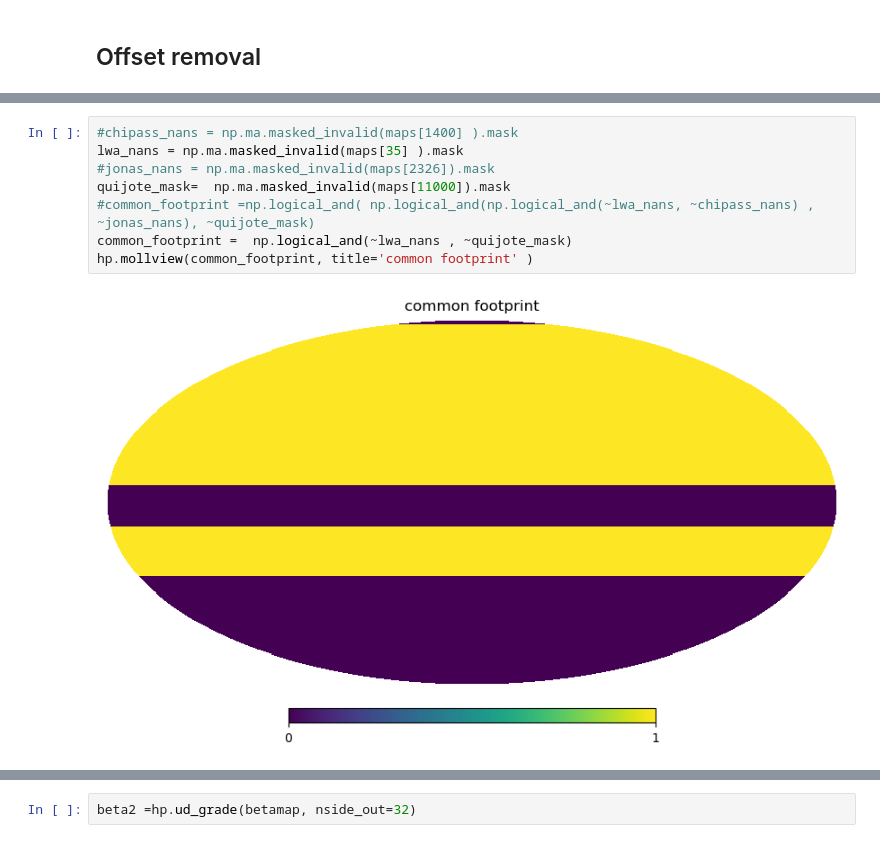
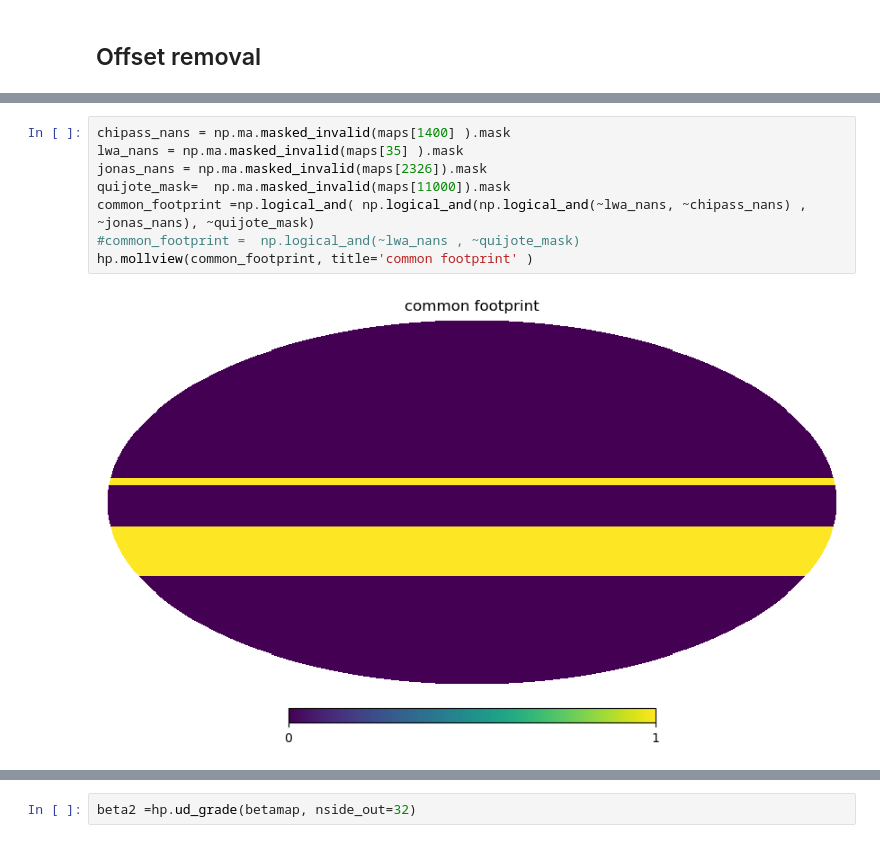
Before and after one commit to giuspugl/fitting_synchrotron, a Jupyter notebook: coarse_parameters.ipynb, the cells around one changed output, grey strips where cells are left out. Cells and saved outputs as stored; diff of their text form.

```diff
--- a/coarse_parameters.ipynb
+++ b/coarse_parameters.ipynb
@@ -411,11 +411,11 @@ Southern Survey
 # %%
-#chipass_nans = np.ma.masked_invalid(maps[1400] ).mask
+chipass_nans = np.ma.masked_invalid(maps[1400] ).mask
 lwa_nans = np.ma.masked_invalid(maps[35] ).mask
-#jonas_nans = np.ma.masked_invalid(maps[2326]).mask
+jonas_nans = np.ma.masked_invalid(maps[2326]).mask
 quijote_mask=  np.ma.masked_invalid(maps[11000]).mask
-#common_footprint =np.logical_and( np.logical_and(np.logical_and(~lwa_nans, ~chipass_nans) , ~jonas_nans), ~quijote_mask)
-common_footprint =  np.logical_and(~lwa_nans , ~quijote_mask)
+common_footprint =np.logical_and( np.logical_and(np.logical_and(~lwa_nans, ~chipass_nans) , ~jonas_nans), ~quijote_mask)
+#common_footprint =  np.logical_and(~lwa_nans , ~quijote_mask)
 hp.mollview(common_footprint, title='common footprint' )
 # %% [output]
-[figure, old version]
+[figure, new version]
 # %%
```
Also changed, not shown: parts of 17 cells of this notebook.
